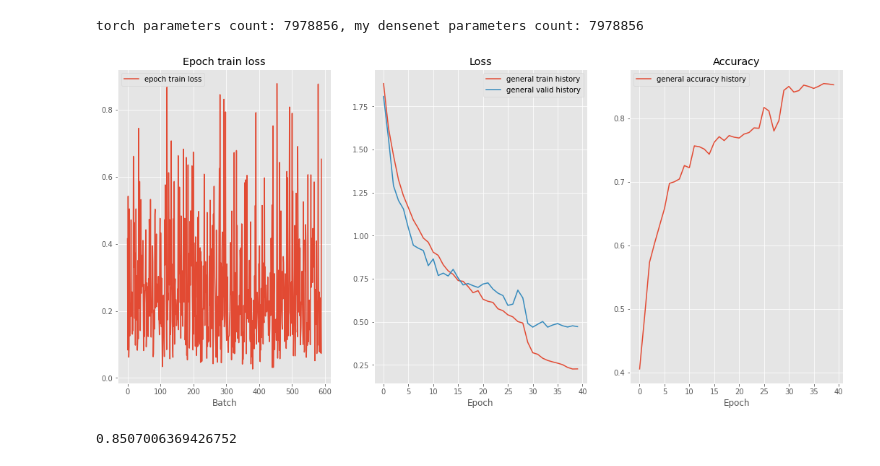
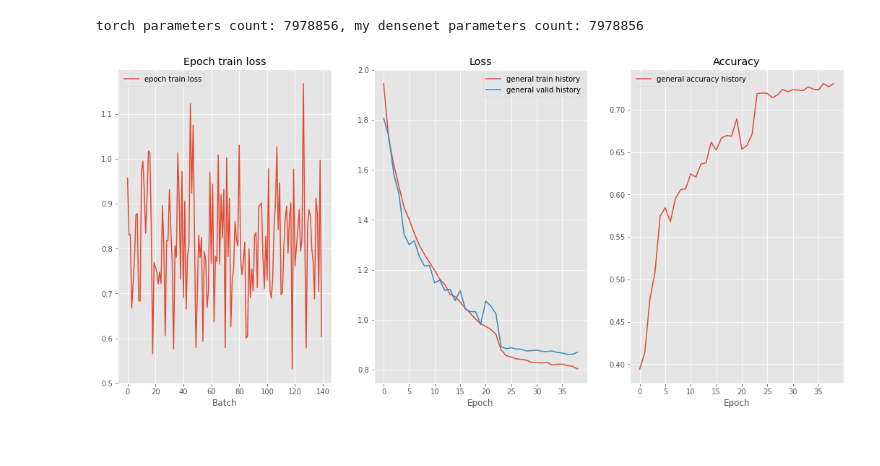
Before and after one commit to AnnaAltynova/imagenette, a Jupyter notebook: imagenette/DenseNet.ipynb, the cells around one changed output. Cells and saved outputs as stored; diff of their text form; code cells hidden in the pictures.

```diff
--- a/imagenette/DenseNet.ipynb
+++ b/imagenette/DenseNet.ipynb
@@ -69,7 +71,7 @@ SAVES_PATH = "saves"
 AUGMENT = True
 
 SIZE = 224
-batch_size = 16
+batch_size = 64
 # %%
 if 'train_labels.csv' not in os.listdir(TRAIN_PATH):
     generate_labels(directory=TRAIN_PATH, out_path=TRAIN_LABELS_CSV_PATH)
@@ -92,28 +94,29 @@ val_dataloader = DataLoader(dataset=val_dataset, batch_size=batch_size, shuffle=
 if 'model' in locals():
     del model
 
-N_EPOCHS = 34
-RESUME_TRAINING = True
+N_EPOCHS = 40
+RESUME_TRAINING = False
 
-model_name = 'densenet121'
+model_name = 'densenet_staged'
 epoch = 0
 
-model = DenseNet()
+model = DenseNet(k_factor=12, num_units_collection=(3, 6, 12, 8))
 loss = nn.CrossEntropyLoss()
 optimizer = optim.Adam(model.parameters(), lr=1e-4)
 
 if RESUME_TRAINING:
-    epoch = load_model(model, optimizer, os.path.join(SAVES_PATH, f'ckpts3/{model_name}_model.pt'))
+    epoch = load_model(model, optimizer=optimizer, device=device, ckpt_path=os.path.join(SAVES_PATH, f'ckpts3/{model_name}_model.pt'))
 
 scheduler = optim.lr_scheduler.ReduceLROnPlateau(optimizer, mode='min', patience=2, min_lr=1e-8)
 model.to(device);
 # %%
 train_procedure(n_epochs=N_EPOCHS, model=model, train_iterator=train_dataloader,
                 val_iterator=val_dataloader, optimizer=optimizer,
                 criterion=loss, saves_path=SAVES_PATH, start_epoch=epoch,
-                device=device, scheduler=scheduler, model_name=model_name)
+                device=device, scheduler=scheduler, model_name=model_name,
+                staged=True)
 # %% [output]
-[figure, old version]
+[figure, new version]
 # %%
 # DenseNet prediction analysis
 if 'model' in locals():
@@ -161,7 +183,5 @@ predictions.shape, labels_true.shape, len(mistake_imgs[0]), len(mistake_labels[0
 # %%
 accuracy_score(labels_true, predictions)
-# %% [output]
-0.8507006369426752
 # %%
 class_names = [name for name in os.listdir(TRAIN_PATH) if name not in ['.ipynb_checkpoints', 'train_labels.csv']]
 
```
Also changed, not shown: parts of 5 cells of this notebook, 6 other files.
